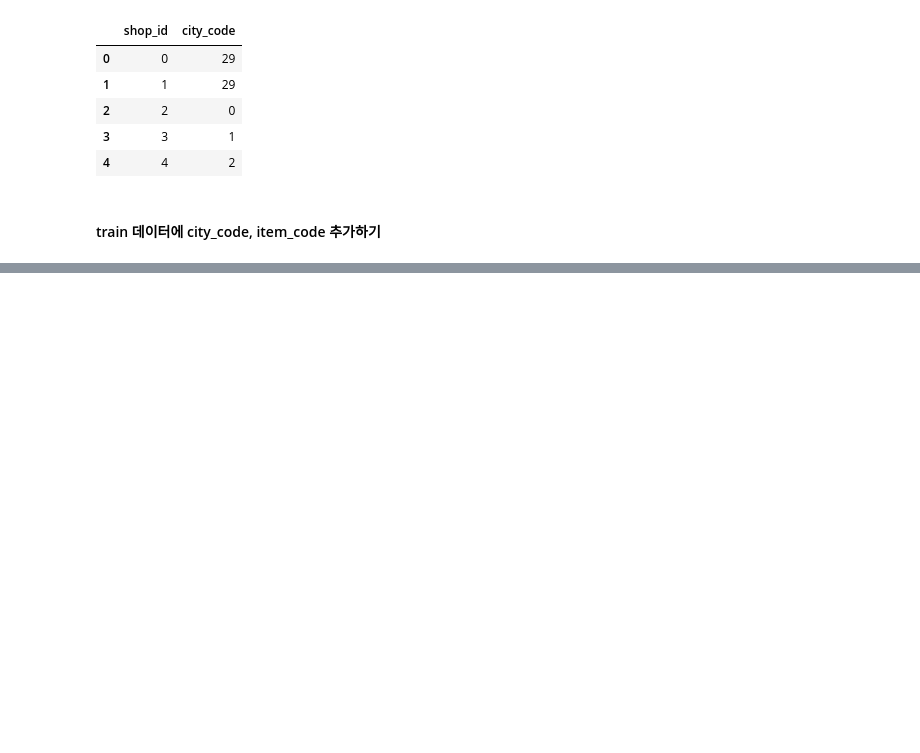
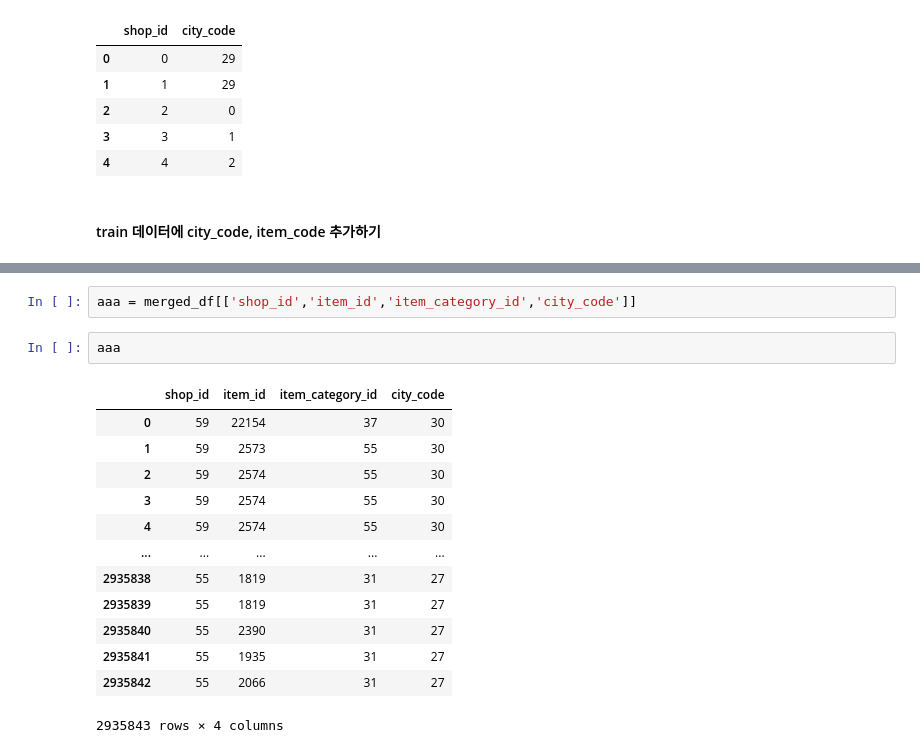
Before and after one commit to AIFFEL-kaggle/predict_future_sales, a Jupyter notebook: predict_future_sales.ipynb, the cells around one changed output, grey strips where cells are left out. Drawn from its saved outputs; the diff is of its cells as text; blank space fills up the shorter version.

```diff
--- a/predict_future_sales.ipynb
+++ b/predict_future_sales.ipynb
@@ -380,0 +418,18 @@ merged_df
+# %%
+aaa = merged_df[['shop_id','item_id','item_category_id','city_code']]
+# %%
+aaa
+# %% [output]
+|  | shop_id | item_id | item_category_id | city_code |
+| 0 | 59 | 22154 | 37 | 30 |
+| 1 | 59 | 2573 | 55 | 30 |
+| 2 | 59 | 2574 | 55 | 30 |
+| 3 | 59 | 2574 | 55 | 30 |
+| 4 | 59 | 2574 | 55 | 30 |
+| ... | ... | ... | ... | ... |
+| 2935838 | 55 | 1819 | 31 | 27 |
+| 2935839 | 55 | 1819 | 31 | 27 |
+| 2935840 | 55 | 2390 | 31 | 27 |
+| 2935841 | 55 | 1935 | 31 | 27 |
+| 2935842 | 55 | 2066 | 31 | 27 |
+2935843 rows × 4 columns
```
Also changed, not shown: parts of 15 cells of this notebook.
